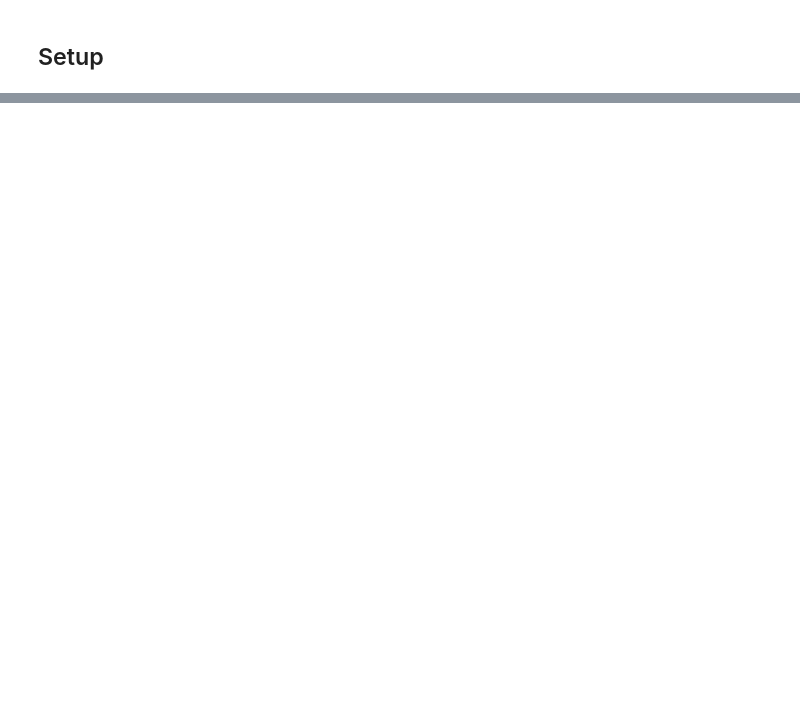
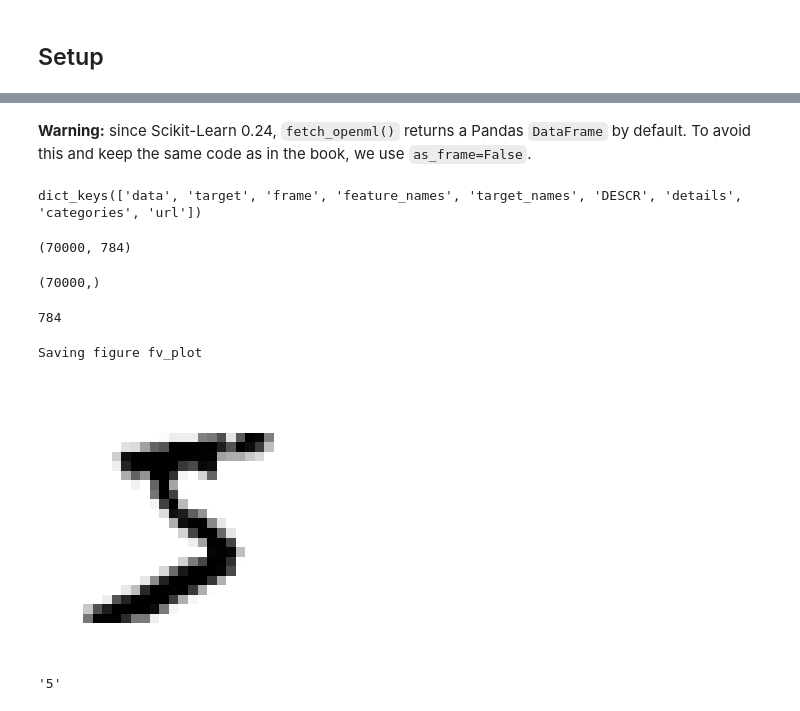
Before and after one commit to bimri/handsonml, a Jupyter notebook: 03_classification.ipynb, the cells around one changed output, grey strips where cells are left out. Drawn from its saved outputs; the diff is of its cells as text; code cells hidden in the pictures; blank space fills up the shorter version.

Commit message:
MNIST

```diff
--- a/03_classification.ipynb
+++ b/03_classification.ipynb
@@ -55,0 +58,40 @@ def save_fig(fig_id, tight_layout=True, fig_extension="png", resolution=300):
+# %% [markdown]
+**Warning:** since Scikit-Learn 0.24, `fetch_openml()` returns a Pandas `DataFrame` by default. To avoid this and keep the same code as in the book, we use `as_frame=False`.
+# %%
+from sklearn.datasets import fetch_openml
+mnist = fetch_openml('mnist_784', version=1, as_frame=False)
+mnist.keys()
+# %% [output]
+dict_keys(['data', 'target', 'frame', 'feature_names', 'target_names', 'DESCR', 'details', 'categories', 'url'])
+# %%
+X, y = mnist["data"], mnist["target"]
+X.shape
+# %% [output]
+(70000, 784)
+# %%
+y.shape
+# %% [output]
+(70000,)
+# %%
+28*28
+# %% [output]
+784
+# %%
+%matplotlib inline
+import matplotlib as mpl
+import matplotlib.pyplot as plt
+
+fv = X[0]
+fv_ig = fv.reshape(28, 28)
+plt.imshow(fv_ig, cmap=mpl.cm.binary)
+plt.axis("off")
+
+save_fig("fv_plot")
+plt.show()
+# %% [output]
+Saving figure fv_plot
+[figure, added]
+# %%
+y[0]
+# %% [output]
+'5'
```
Also changed, not shown: parts of 7 cells of this notebook, 2 other files.
